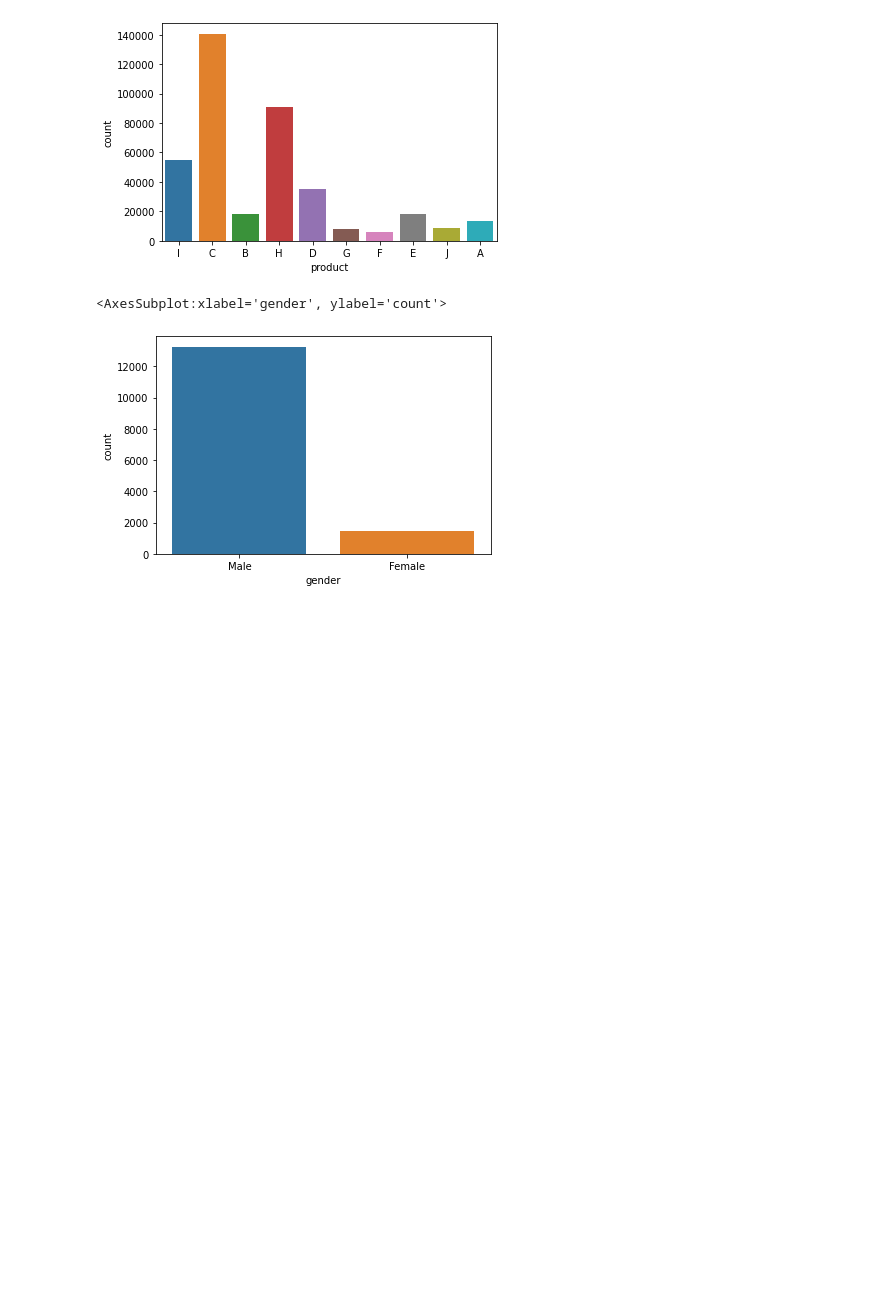
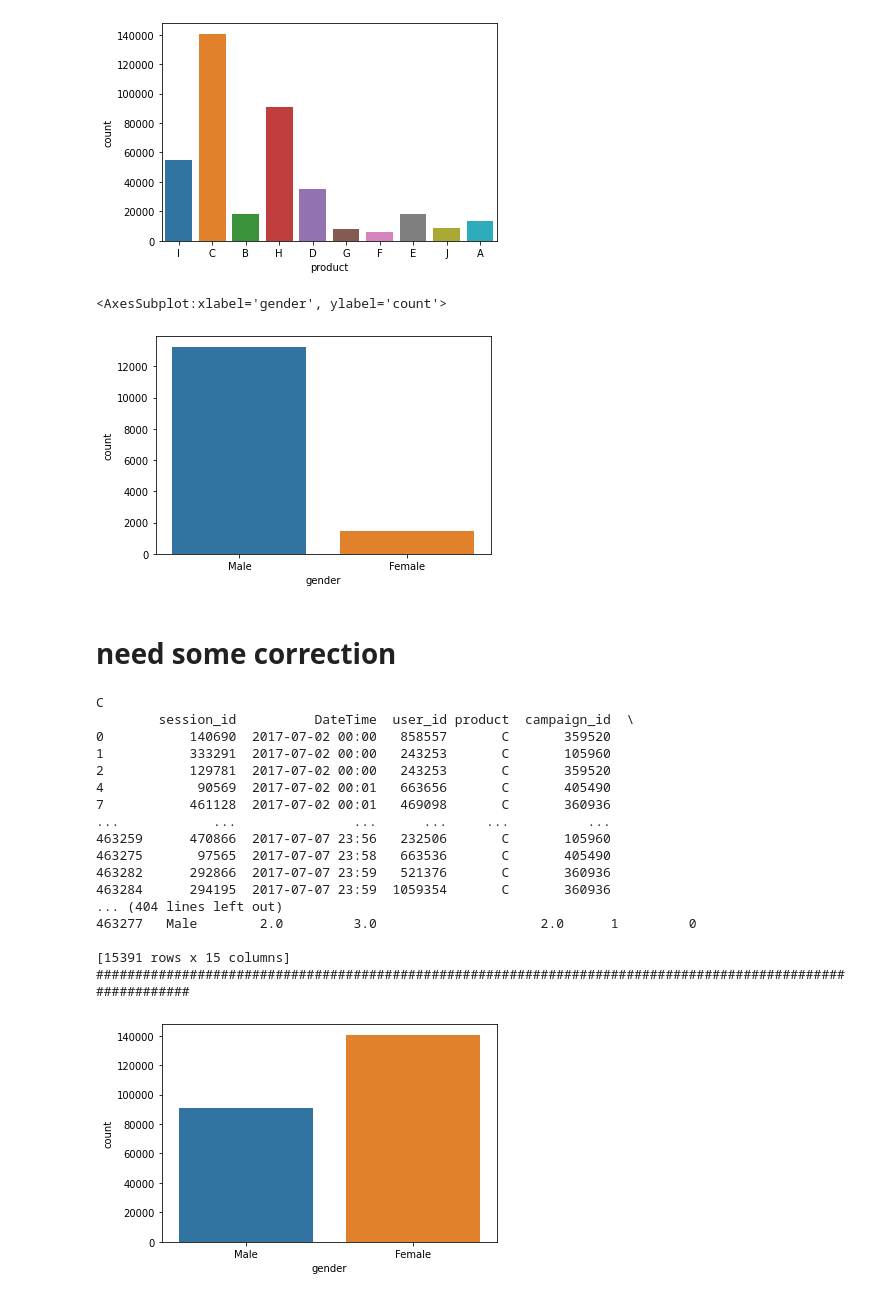
Before and after one commit to Bhawani-Rabisankar-Sahoo/Ad_analysis, a Jupyter notebook: advertisement-analysis.ipynb, the cells around one changed output. Drawn from its saved outputs; the diff is of its cells as text; code cells hidden in the pictures; blank space fills up the shorter version.

```diff
--- a/advertisement-analysis.ipynb
+++ b/advertisement-analysis.ipynb
@@ -100,3 +100,30 @@ sns.countplot(x=df.loc[df['product']=='A']['gender'])
 # %% [output]
 <AxesSubplot:xlabel='gender', ylabel='count'>
 [figure]
+# %% [markdown]
+# need some correction
+# %%
+for m in df['product'].unique():
+    print(m)
+    sns.countplot(x=df.loc[df['product']==m ]['gender'])
+    print(df.loc[df['product']==m])
+    print('############################################################################################################')
+# %% [output]
+C
+        session_id          DateTime  user_id product  campaign_id  \
+0           140690  2017-07-02 00:00   858557       C       359520
+1           333291  2017-07-02 00:00   243253       C       105960
+2           129781  2017-07-02 00:00   243253       C       359520
+4            90569  2017-07-02 00:01   663656       C       405490
+7           461128  2017-07-02 00:01   469098       C       360936
+...            ...               ...      ...     ...          ...
+463259      470866  2017-07-07 23:56   232506       C       105960
+463275       97565  2017-07-07 23:58   663536       C       405490
+463282      292866  2017-07-07 23:59   521376       C       360936
+463284      294195  2017-07-07 23:59  1059354       C       360936
+... (404 lines left out)
+463277   Male        2.0         3.0                     2.0      1         0
+
+[15391 rows x 15 columns]
+############################################################################################################
+[figure, added]
```
Also changed, not shown: parts of 1 cell of this notebook.
